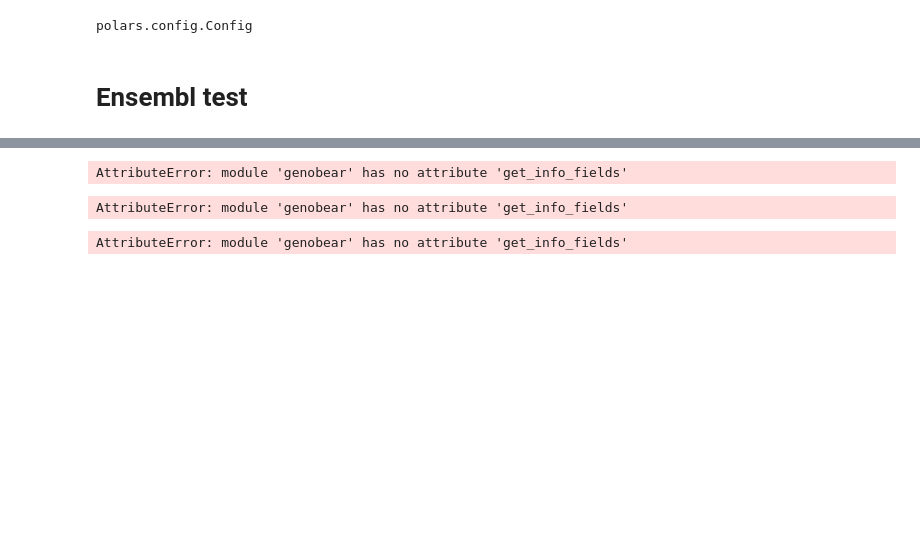
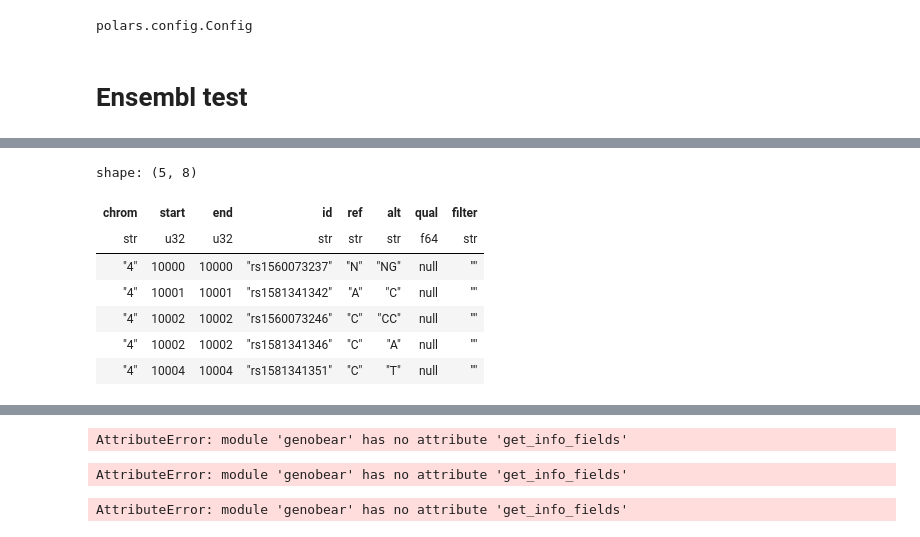
Before and after one commit to dna-seq/genobear, a Jupyter notebook: notebooks/clinvar_notebook.ipynb, the cells around one changed output, grey strips where cells are left out. Cells and saved outputs as stored; diff of their text form; code cells hidden in the pictures; blank space fills up the shorter version.

```diff
--- a/notebooks/clinvar_notebook.ipynb
+++ b/notebooks/clinvar_notebook.ipynb
@@ -99,0 +93,11 @@ Clinvar descriptions
+# %%
+pl.scan_parquet("/home/antonkulaga/.cache/genobear/ensembl_variations/homo_sapiens-chr4.vcf.parquet").head().collect()
+# %% [output]
+shape: (5, 8)
+| chrom | start | end | id | ref | alt | qual | filter |
+| str | u32 | u32 | str | str | str | f64 | str |
+| "4" | 10000 | 10000 | "rs1560073237" | "N" | "NG" | null | "" |
+| "4" | 10001 | 10001 | "rs1581341342" | "A" | "C" | null | "" |
+| "4" | 10002 | 10002 | "rs1560073246" | "C" | "CC" | null | "" |
+| "4" | 10002 | 10002 | "rs1581341346" | "C" | "A" | null | "" |
+| "4" | 10004 | 10004 | "rs1581341351" | "C" | "T" | null | "" |
```
Also changed, not shown: parts of 19 cells of this notebook, 24 other files.
